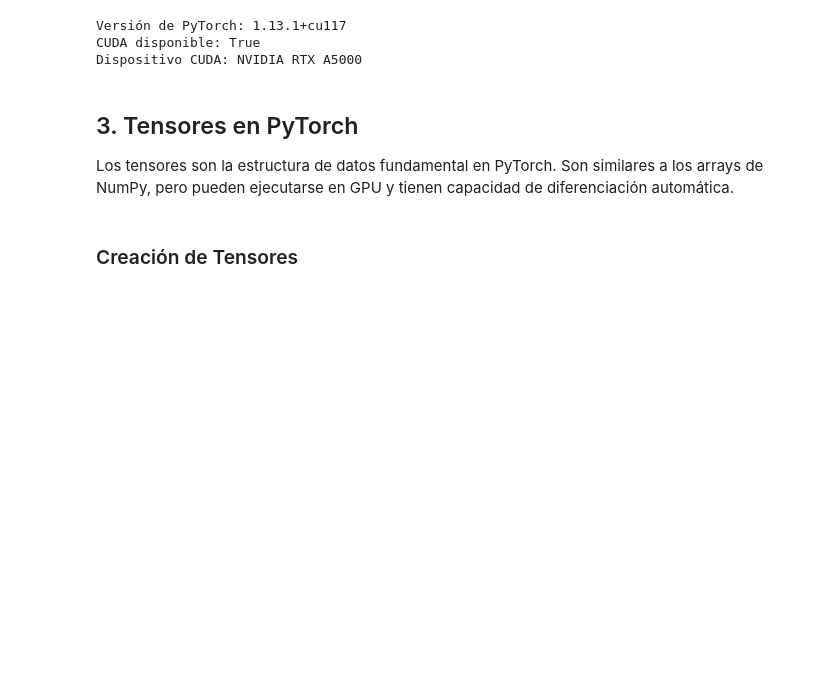
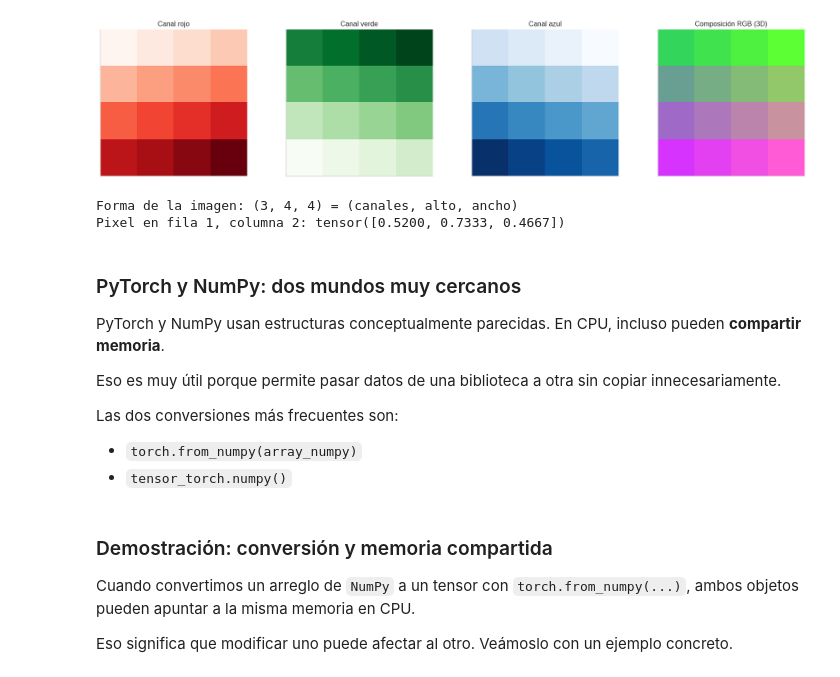
Before and after one commit to SantiagoVBlasL/aprendizaje-profundo-unsam, a Jupyter notebook: 01_intro_deep_learning/01_python_pytorch_tensors.ipynb, the cells around one changed output. Cells and saved outputs as stored; diff of their text form; code cells hidden in the pictures; blank space fills up the shorter version.

```diff
--- a/01_intro_deep_learning/01_python_pytorch_tensors.ipynb
+++ b/01_intro_deep_learning/01_python_pytorch_tensors.ipynb
@@ -93,18 +141,44 @@ PyTorch es una biblioteca de deep learning desarrollada por Facebook. Es popular
 # %%
-import torch
+rgb_image = image.permute(1, 2, 0).numpy()
 
-print(f"Versión de PyTorch: {torch.__version__}")
-print(f"CUDA disponible: {torch.cuda.is_available()}")
-if torch.cuda.is_available():
-    print(f"Dispositivo CUDA: {torch.cuda.get_device_name(0)}")
+fig, axes = plt.subplots(1, 4, figsize=(18, 4))
+channel_names = ["Canal rojo", "Canal verde", "Canal azul"]
+channel_cmaps = ["Reds", "Greens", "Blues"]
+
+for index in range(3):
+    axes[index].imshow(image[index].numpy(), cmap=channel_cmaps[index])
+    axes[index].set_title(channel_names[index])
+    axes[index].set_xticks([])
+    axes[index].set_yticks([])
+
+axes[3].imshow(rgb_image)
+axes[3].set_title("Composición RGB (3D)")
+axes[3].set_xticks([])
+axes[3].set_yticks([])
+
+plt.tight_layout()
+plt.show()
+
+print(f"Forma de la imagen: {tuple(image.shape)} = (canales, alto, ancho)")
+print(f"Pixel en fila 1, columna 2: {image[:, 1, 2]}")
 # %% [output]
+[figure, added]
-Versión de PyTorch: 1.13.1+cu117
-CUDA disponible: True
-Dispositivo CUDA: NVIDIA RTX A5000
+Forma de la imagen: (3, 4, 4) = (canales, alto, ancho)
+Pixel en fila 1, columna 2: tensor([0.5200, 0.7333, 0.4667])
 # %% [markdown]
-## 3. Tensores en PyTorch
+### PyTorch y NumPy: dos mundos muy cercanos
 
-Los tensores son la estructura de datos fundamental en PyTorch. Son similares a los arrays de NumPy, pero pueden ejecutarse en GPU y tienen capacidad de diferenciación automática.
+PyTorch y NumPy usan estructuras conceptualmente parecidas. En CPU, incluso pueden **compartir memoria**.
+
+Eso es muy útil porque permite pasar datos de una biblioteca a otra sin copiar innecesariamente.
+
+Las dos conversiones más frecuentes son:
+- `torch.from_numpy(array_numpy)`
+- `tensor_torch.numpy()`
 # %% [markdown]
-### Creación de Tensores
+### Demostración: conversión y memoria compartida
+
+Cuando convertimos un arreglo de `NumPy` a un tensor con `torch.from_numpy(...)`, ambos objetos pueden apuntar a la misma memoria en CPU.
+
+Eso significa que modificar uno puede afectar al otro. Veámoslo con un ejemplo concreto.
 # %%
```
Also changed, not shown: parts of 44 cells of this notebook.
